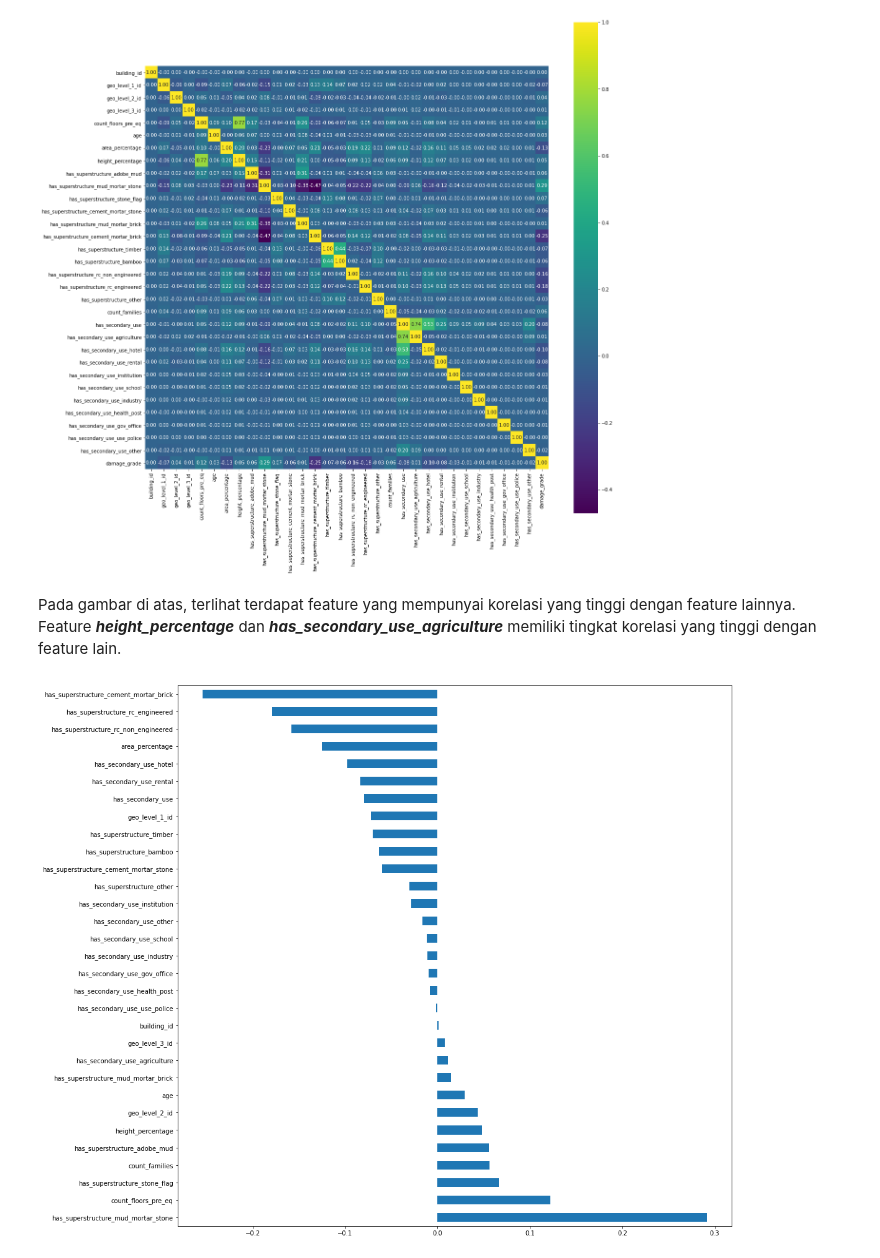
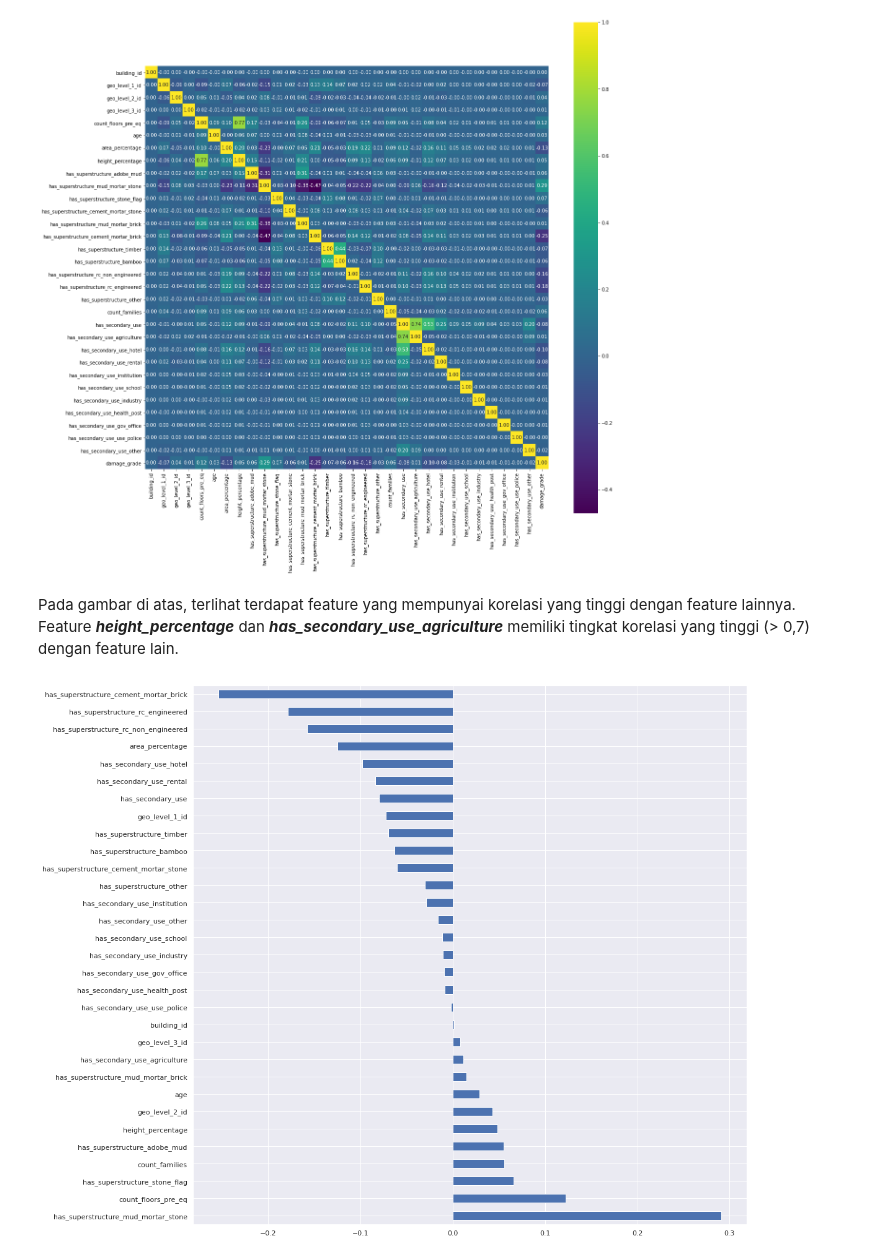
Before and after one commit to ReynaraEzra/Richter-Earthquake-Prediction, a Jupyter notebook: Richter_Prediction_Part2.ipynb, the cells around one changed output. Cells and saved outputs as stored; diff of their text form; code cells hidden in the pictures.

```diff
--- a/Richter_Prediction_Part2.ipynb
+++ b/Richter_Prediction_Part2.ipynb
@@ -66,11 +66,11 @@ plt.show()
 # %% [output]
 [figure]
 # %% [markdown]
-Pada gambar di atas, terlihat terdapat feature yang mempunyai korelasi yang tinggi dengan feature lainnya. Feature ***height_percentage*** dan ***has_secondary_use_agriculture*** memiliki tingkat korelasi yang tinggi dengan feature lain.
+Pada gambar di atas, terlihat terdapat feature yang mempunyai korelasi yang tinggi dengan feature lainnya. Feature ***height_percentage*** dan ***has_secondary_use_agriculture*** memiliki tingkat korelasi yang tinggi (> 0,7) dengan feature lain.
 # %%
 plt.figure(figsize=(16,16))
-
+sns.set_theme()
 corr_matrix['damage_grade'].drop('damage_grade').sort_values(ascending=False).plot(kind='barh')
 plt.show()
 # %% [output]
-[figure, old version]
+[figure, new version]
```
